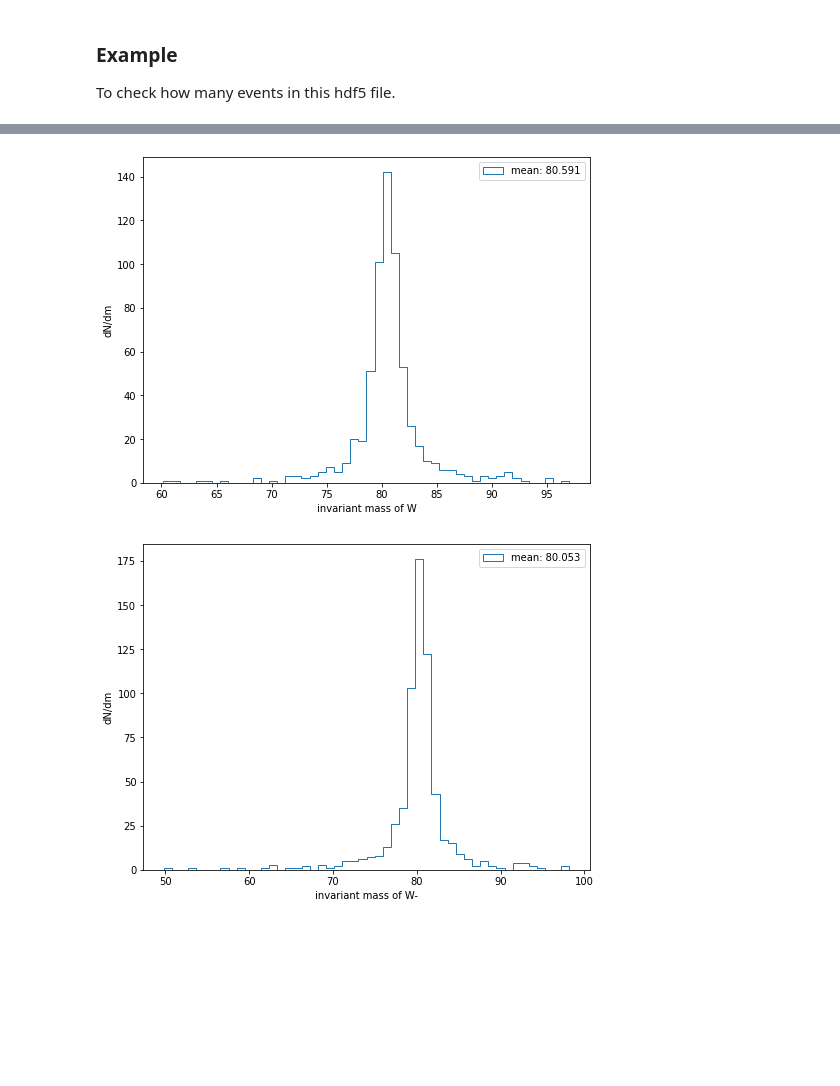
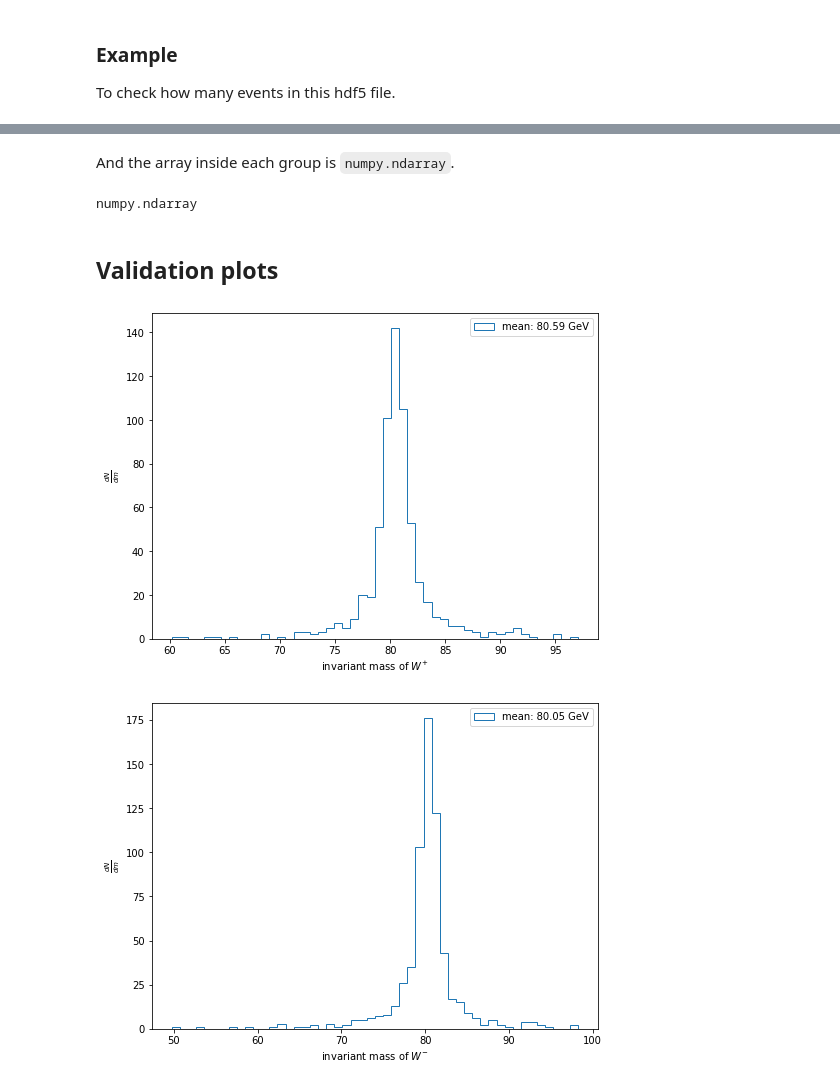
Before and after one commit to mfenton0/HEP-jet-assignment, a Jupyter notebook: analysis_script/demo/hdf5_read_demo.ipynb, the cells around one changed output, grey strips where cells are left out. Saved outputs shown, nothing was run; the diff lists cells and outputs as text; code cells hidden in the pictures; blank space fills up the shorter version.

```diff
--- a/analysis_script/demo/hdf5_read_demo.ipynb
+++ b/analysis_script/demo/hdf5_read_demo.ipynb
@@ -60,3 +63,11 @@ parton_pt[0][1]
+# %% [markdown]
+And the array inside each group is `numpy.ndarray`.
+# %%
+type(parton_pt[0])
+# %% [output]
+numpy.ndarray
+# %% [markdown]
+## Validation plots
 # %%
 import numpy as np
 import matplotlib.pyplot as plt
@@ -95,22 +106,22 @@ for i in range(len(N_match_top_in_event)):
         W_minus_inv.append(tmp_p)
 # %%
 plt.figure(figsize=(8,6))
-plt.hist(W_plus_inv, bins = 50 ,histtype='step', label='mean: {0:.3f}'.format(np.mean(W_plus_inv)))
-plt.xlabel('invariant mass of W')
-plt.ylabel('dN/dm')
+plt.hist(W_plus_inv, bins = 50 ,histtype='step', label='mean: {0:.2f} GeV'.format(np.mean(W_plus_inv)))
+plt.xlabel(r'invariant mass of $W^{+}$')
+plt.ylabel(r'$\frac{dN}{dm}$')
 plt.legend(loc='upper right')
 plt.show()
 # %% [output]
-[figure, old version]
+[figure, new version]
 # %%
 plt.figure(figsize=(8,6))
-plt.hist(W_minus_inv,  bins = 50 ,histtype='step', label='mean: {0:.3f}'.format(np.mean(W_minus_inv)))
-plt.xlabel('invariant mass of W-')
-plt.ylabel('dN/dm')
+plt.hist(W_minus_inv,  bins = 50 ,histtype='step', label='mean: {0:.2f} GeV'.format(np.mean(W_minus_inv)))
+plt.xlabel(r'invariant mass of $W^{-}$')
+plt.ylabel(r'$\frac{dN}{dm}$')
 plt.legend(loc='upper right')
 plt.show()
 # %% [output]
-[figure, old version]
+[figure, new version]
 # %%
 top_inv = []
 top_bar_inv = []
```
Also changed, not shown: parts of 18 cells of this notebook.
